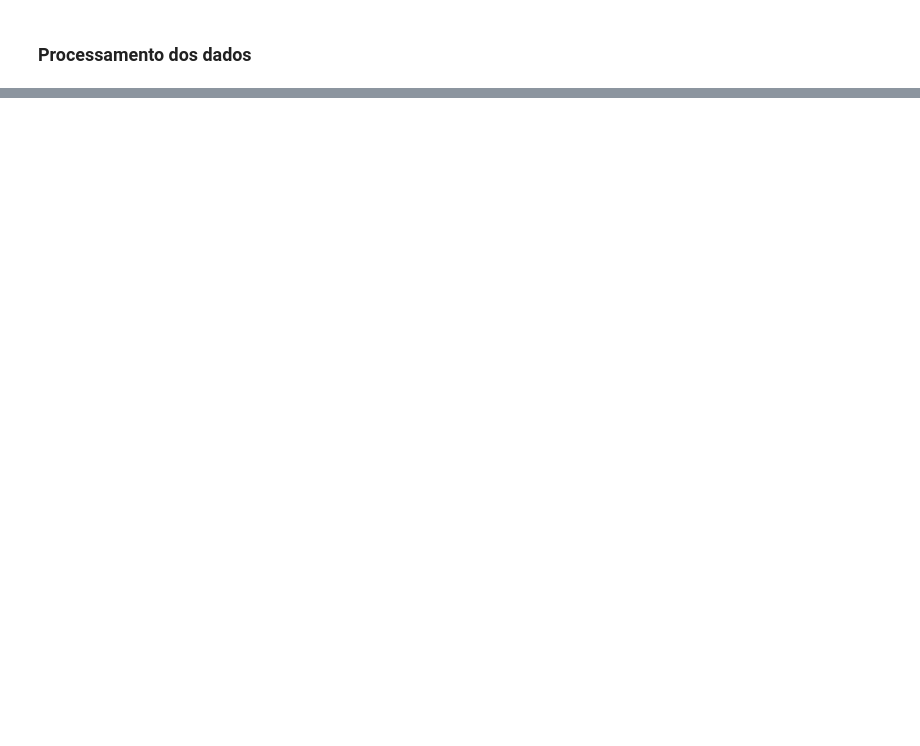
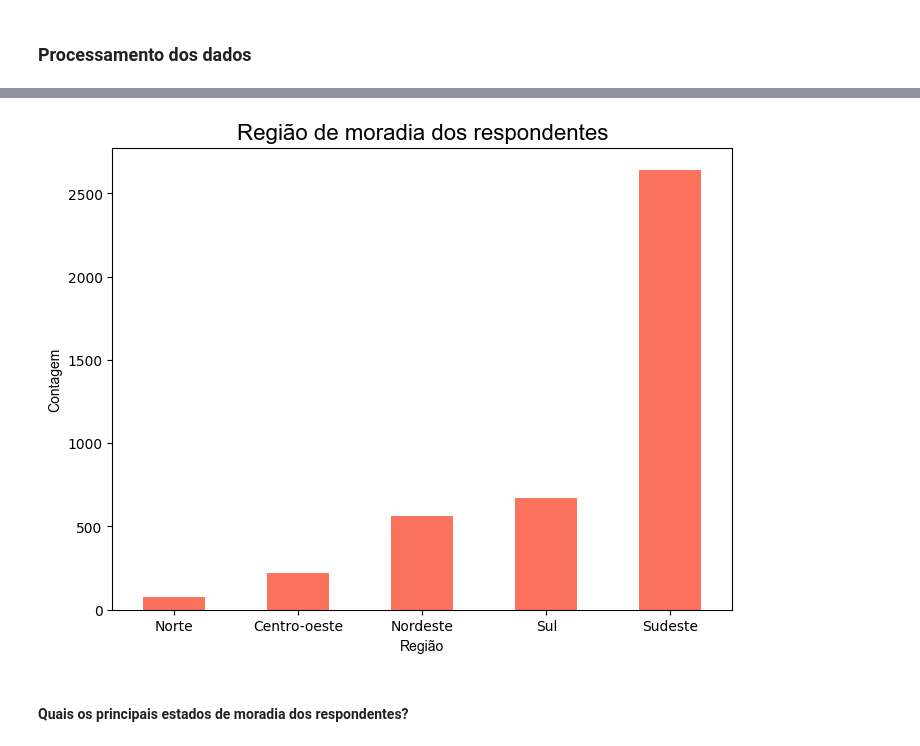
Before and after one commit to reprograma/on26-python-s13-projeto-guiado-II, a Jupyter notebook: exercicios/para-casa/analise_dados_2022.ipynb, the cells around one changed output, grey strips where cells are left out. Cells and saved outputs as stored; diff of their text form; code cells hidden in the pictures; blank space fills up the shorter version.

```diff
--- a/exercicios/para-casa/analise_dados_2022.ipynb
+++ b/exercicios/para-casa/analise_dados_2022.ipynb
@@ -314,0 +542,4 @@ df.shape
+# %%
+df_regiao = df_dados["(\'P1_i_2 \', \'Regiao onde mora\')"].value_counts()
+df_regiao = df_regiao.sort_values(ascending=True)
+df_regiao
@@ -314,0 +565,16 @@ df.shape
+# %%
+plt.figure(figsize=(8, 6))
+
+df_regiao.plot.bar(color='#fb735c')
+
+plt.title('Região de moradia dos respondentes', fontname= 'Arial', fontsize = 16)
+plt.xlabel('Região', fontname= 'Arial')
+plt.ylabel('Contagem', fontname= 'Arial')
+plt.xticks(rotation= 360)
+
+plt.savefig('regiao_moradia.png', format='png')
+plt.show()
+# %% [output]
+[figure, added]
+# %% [markdown]
+#### Quais os principais estados de moradia dos respondentes?
```
Also changed, not shown: parts of 104 cells of this notebook, 2 other files.
